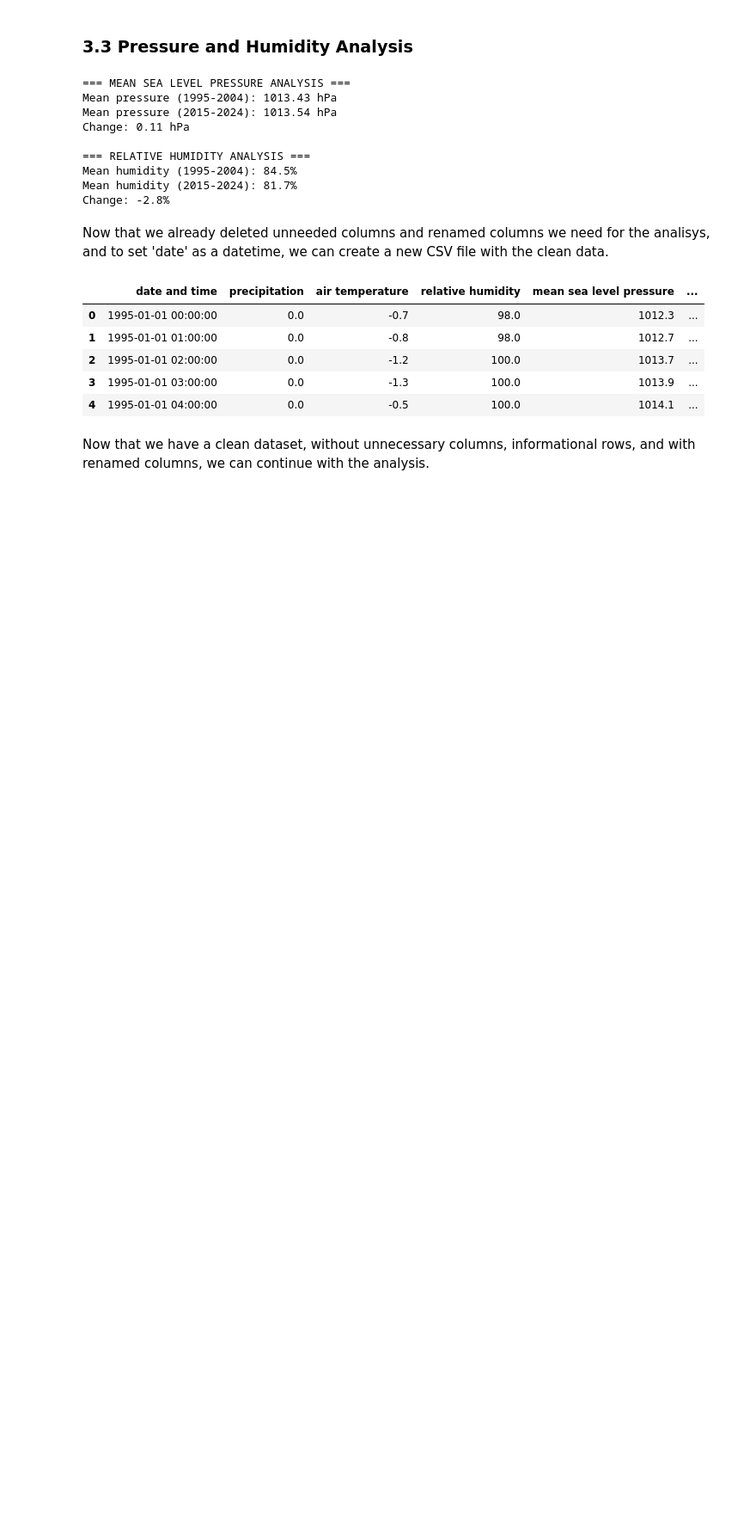
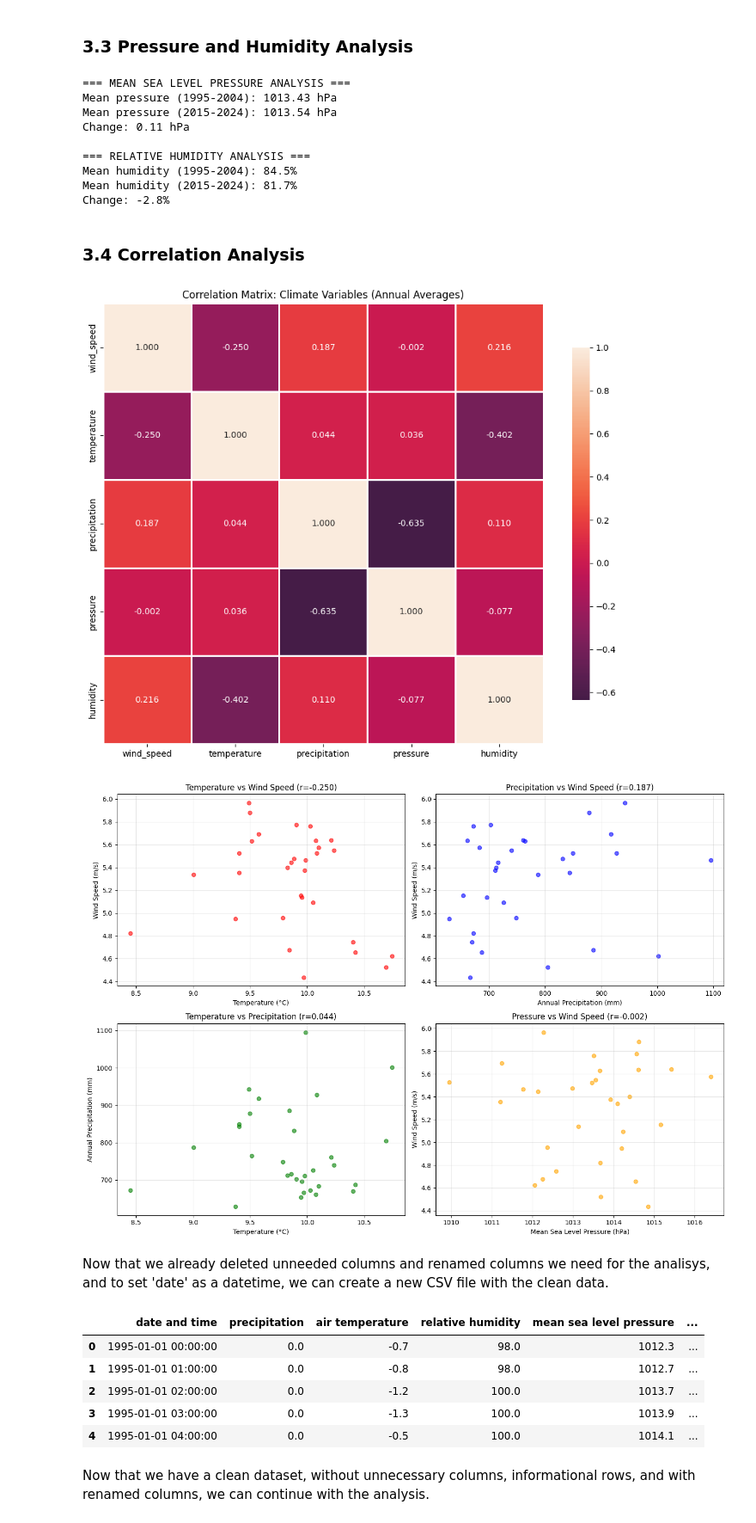
Before and after one commit to tanyasanjuan/pfda-project, a Jupyter notebook: wind.ipynb, the cells around one changed output. Shown at 86% size. Cells and saved outputs as stored; diff of their text form; code cells hidden in the pictures; blank space fills up the shorter version.

Commit message:
Heatmap of correlation analysis and scatter plots with variants.

```diff
--- a/wind.ipynb
+++ b/wind.ipynb
@@ -479,6 +478,72 @@ Change: 0.11 hPa
 Mean humidity (1995-2004): 84.5%
 Mean humidity (2015-2024): 81.7%
 Change: -2.8%
+# %% [markdown]
+### 3.4 Correlation Analysis
+# %%
+# Prepare annual data for correlation
+annual_data = pd.DataFrame({
+    'wind_speed': df_yearly,
+    'temperature': temp_yearly,
+    'precipitation': rain_yearly
+})
+
+msl_yearly = df.resample('YE')['mean sea level pressure'].mean()
+annual_data['pressure'] = msl_yearly
+
+rhum_yearly = df.resample('YE')['relative humidity'].mean()
+annual_data['humidity'] = rhum_yearly
+
+# Calculate correlation matrix
+corr_matrix = annual_data.corr()
+
+# Visualize correlation heatmap
+plt.figure(figsize=(10, 8))
+sns.heatmap(corr_matrix, annot=True, fmt='.3f', cmap='rocket', center=0,
+            square=True, linewidths=1, cbar_kws={"shrink": 0.8})
+plt.title("Correlation Matrix: Climate Variables (Annual Averages)")
+plt.tight_layout()
+plt.show()
+
+# Scatter plots of key relationships
+fig, axes = plt.subplots(2, 2, figsize=(14, 10))
+
+# Temperature vs Wind Speed
+axes[0, 0].scatter(annual_data['temperature'], annual_data['wind_speed'], alpha=0.6, color='red')
+axes[0, 0].set_xlabel('Temperature (°C)')
+axes[0, 0].set_ylabel('Wind Speed (m/s)')
+axes[0, 0].set_title(f'Temperature vs Wind Speed (r={corr_matrix.loc["temperature", "wind_speed"]:.3f})')
+axes[0, 0].grid(True, alpha=0.3)
+
+# Precipitation vs Wind Speed
+axes[0, 1].scatter(annual_data['precipitation'], annual_data['wind_speed'], alpha=0.6, color='blue')
+axes[0, 1].set_xlabel('Annual Precipitation (mm)')
+axes[0, 1].set_ylabel('Wind Speed (m/s)')
+axes[0, 1].set_title(f'Precipitation vs Wind Speed (r={corr_matrix.loc["precipitation", "wind_speed"]:.3f})')
+axes[0, 1].grid(True, alpha=0.3)
+
+# Temperature vs Precipitation
+axes[1, 0].scatter(annual_data['temperature'], annual_data['precipitation'], alpha=0.6, color='green')
+axes[1, 0].set_xlabel('Temperature (°C)')
+axes[1, 0].set_ylabel('Annual Precipitation (mm)')
+axes[1, 0].set_title(f'Temperature vs Precipitation (r={corr_matrix.loc["temperature", "precipitation"]:.3f})')
+axes[1, 0].grid(True, alpha=0.3)
+
+# Pressure vs Wind Speed (if available)
+if 'pressure' in annual_data.columns:
+    axes[1, 1].scatter(annual_data['pressure'], annual_data['wind_speed'], alpha=0.6, color='orange')
+    axes[1, 1].set_xlabel('Mean Sea Level Pressure (hPa)')
+    axes[1, 1].set_ylabel('Wind Speed (m/s)')
+    axes[1, 1].set_title(f'Pressure vs Wind Speed (r={corr_matrix.loc["pressure", "wind_speed"]:.3f})')
+    axes[1, 1].grid(True, alpha=0.3)
+else:
+    axes[1, 1].axis('off')
+
+plt.tight_layout()
+plt.show()
+# %% [output]
+[figure, added]
+[figure, added]
 # %% [markdown]
 Now that we already deleted unneeded columns and renamed columns we need for the analisys, and to set 'date' as a datetime, we can create a new CSV file with the clean data.
 # %%
```
Also changed, not shown: parts of 9 cells of this notebook.
